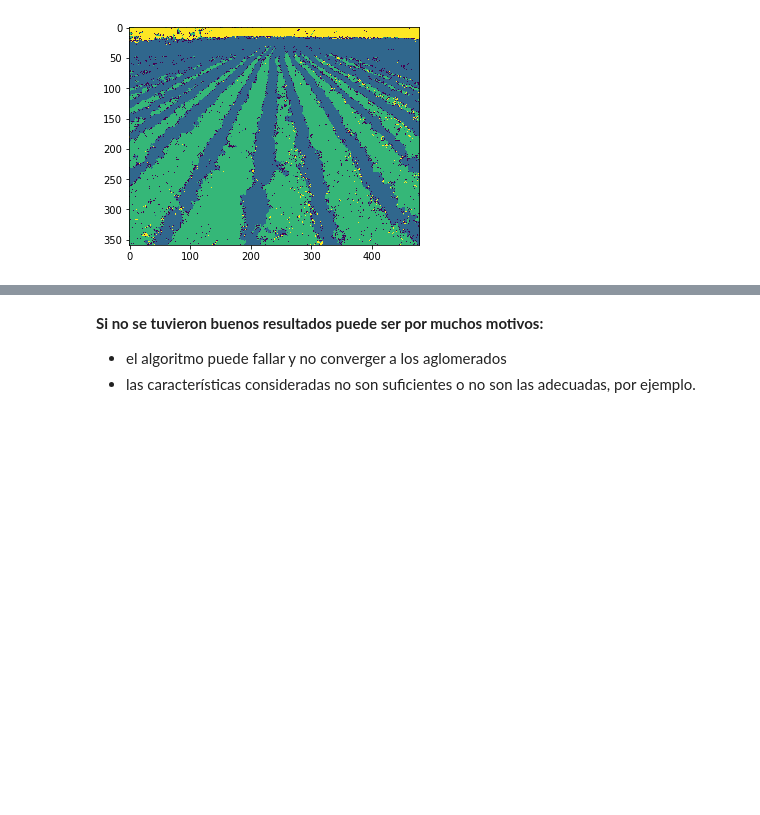
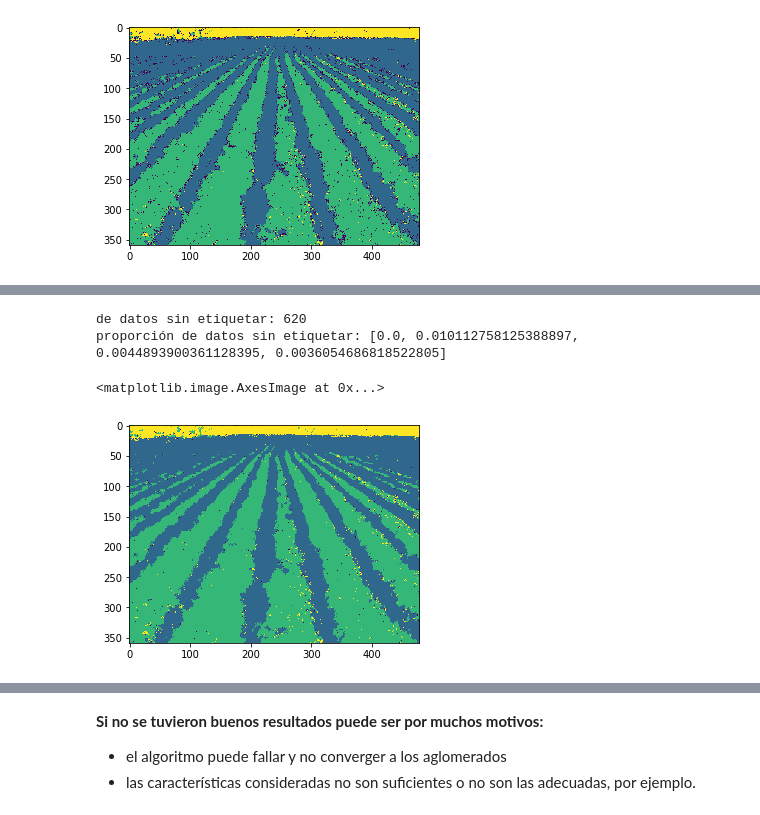
Before and after one commit to DiploDatos/AprendizajeNOSupervisado, a Jupyter notebook: Self_Learning_demo2.ipynb, the cells around one changed output, grey strips where cells are left out. Saved outputs shown, nothing was run; the diff lists cells and outputs as text; code cells hidden in the pictures; blank space fills up the shorter version.

```diff
--- a/Self_Learning_demo2.ipynb
+++ b/Self_Learning_demo2.ipynb
@@ -445,0 +478,28 @@ proporción de datos sin etiquetar: [0.0]
+# %%
+##loop 4
+data_rgb=df_completo[df_completo.etiqueta!=0].values[:,1:4]
+target=df_completo.etiqueta[df_completo.etiqueta!=0]
+knn.fit(data_rgb, target)
+knn6.fit(data_rgb, target)
+
+r1s= knn.predict(data0[:,1:4])
+r2s= knn6.predict(data0[:,1:4])
+for i in range(cant_pixeles):
+    if df_completo.etiqueta[i]==0:
+        r1= r1s[i]
+        r2= r2s[i]
+        if r1==r2:
+            df_completo.etiqueta[i]=r1
+
+print('de datos sin etiquetar:',sum(df_completo.etiqueta==0))
+
+clasif_iter=df_completo.etiqueta.values.reshape(a[0],a[1])
+
+prop.append(sum(df_completo.etiqueta==0)/cant_pixeles)
+print('proporción de datos sin etiquetar:',prop)
+plt.imshow(clasif_iter)
+# %% [output]
+de datos sin etiquetar: 620
+proporción de datos sin etiquetar: [0.0, 0.010112758125388897, 0.0044893900361128395, 0.0036054686818522805]
+<matplotlib.image.AxesImage at 0x...>
+[figure, added]
```
Also changed, not shown: parts of 16 cells of this notebook.
